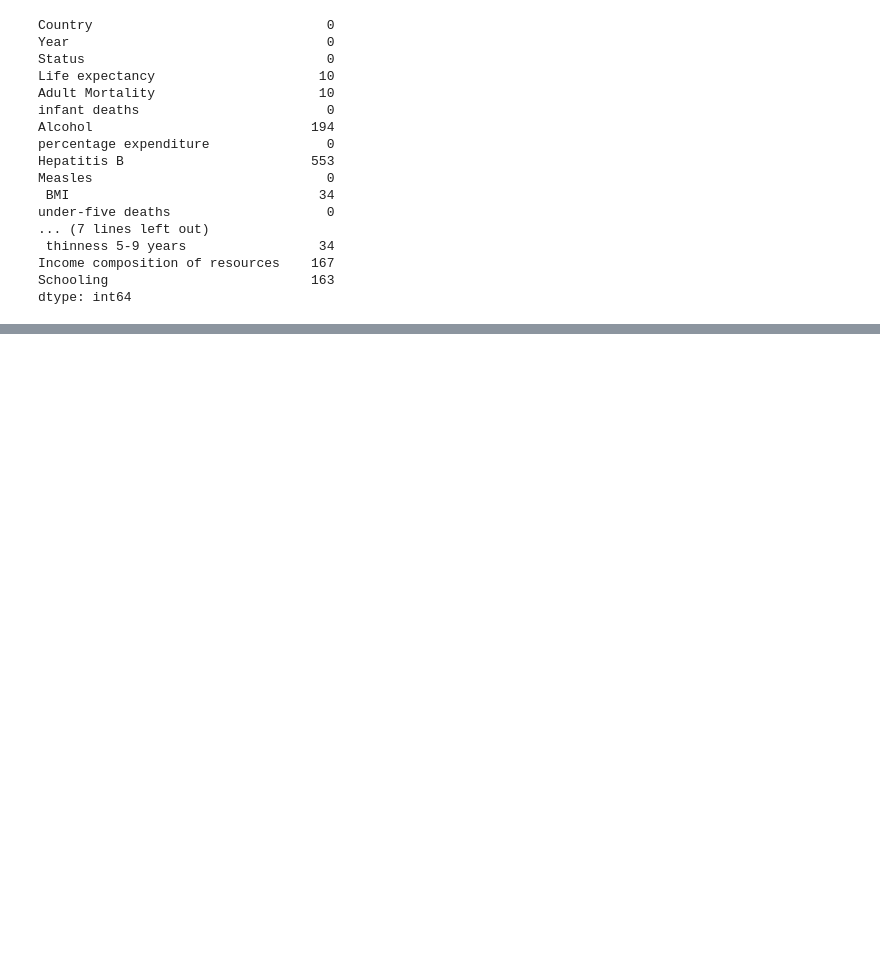
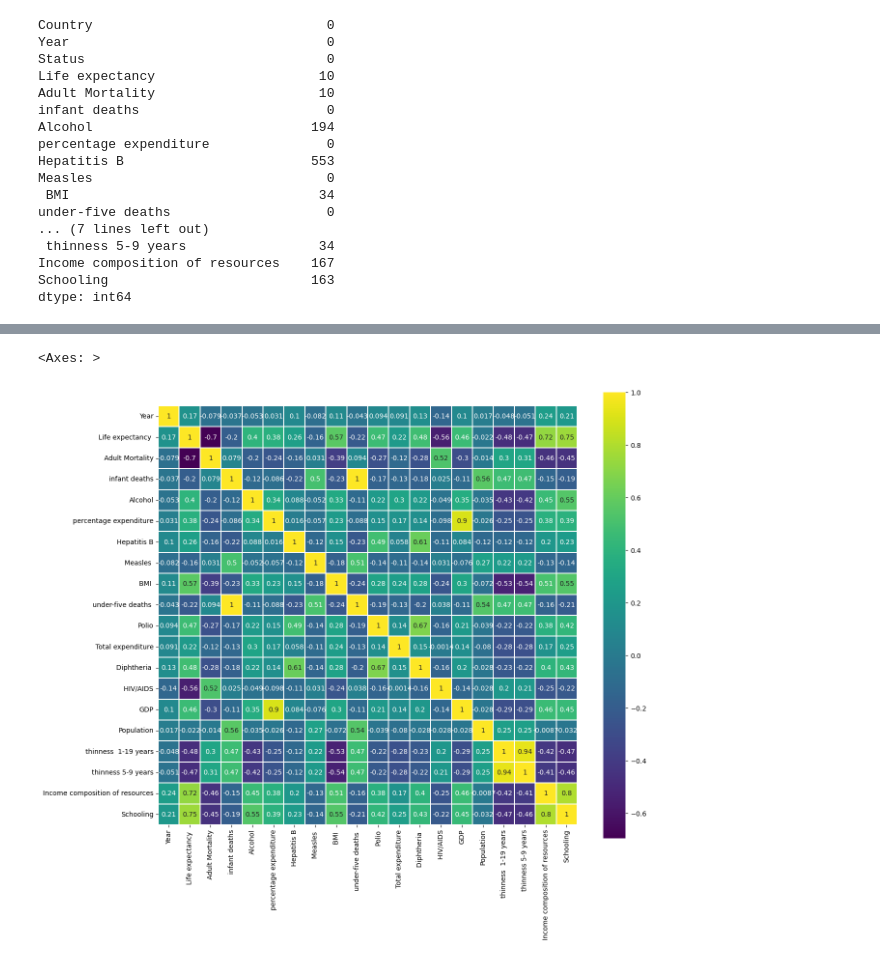
Before and after one commit to Sweetom/sweet, a Jupyter notebook: Life Expectancy/notebooks/FinalProject.ipynb, the cells around one changed output, grey strips where cells are left out. Drawn from its saved outputs; the diff is of its cells as text; code cells hidden in the pictures; blank space fills up the shorter version.

```diff
--- a/Life Expectancy/notebooks/FinalProject.ipynb
+++ b/Life Expectancy/notebooks/FinalProject.ipynb
@@ -33,0 +102,7 @@ dtype: int64
+# %%
+# plotting correlation heatmap to evaluate correlation between all variables
+plt.figure(figsize=(14,12))
+sns.heatmap(df.corr(),linewidths=0.1,vmax=1.0, square=True, cmap=colormap, linecolor='white', annot=True)
+# %% [output]
+<Axes: >
+[figure, added]
```
Also changed, not shown: parts of 7 cells of this notebook.
